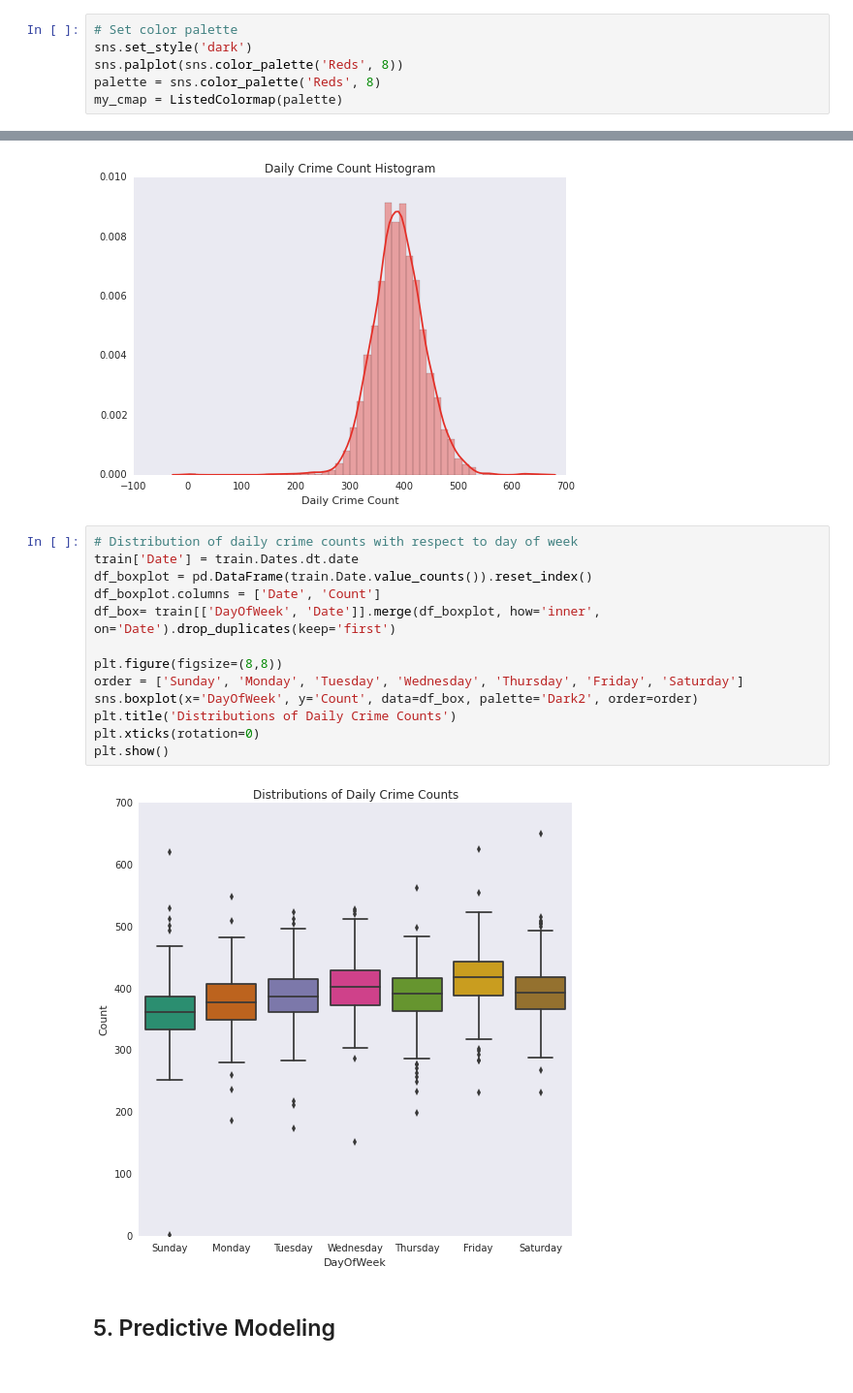
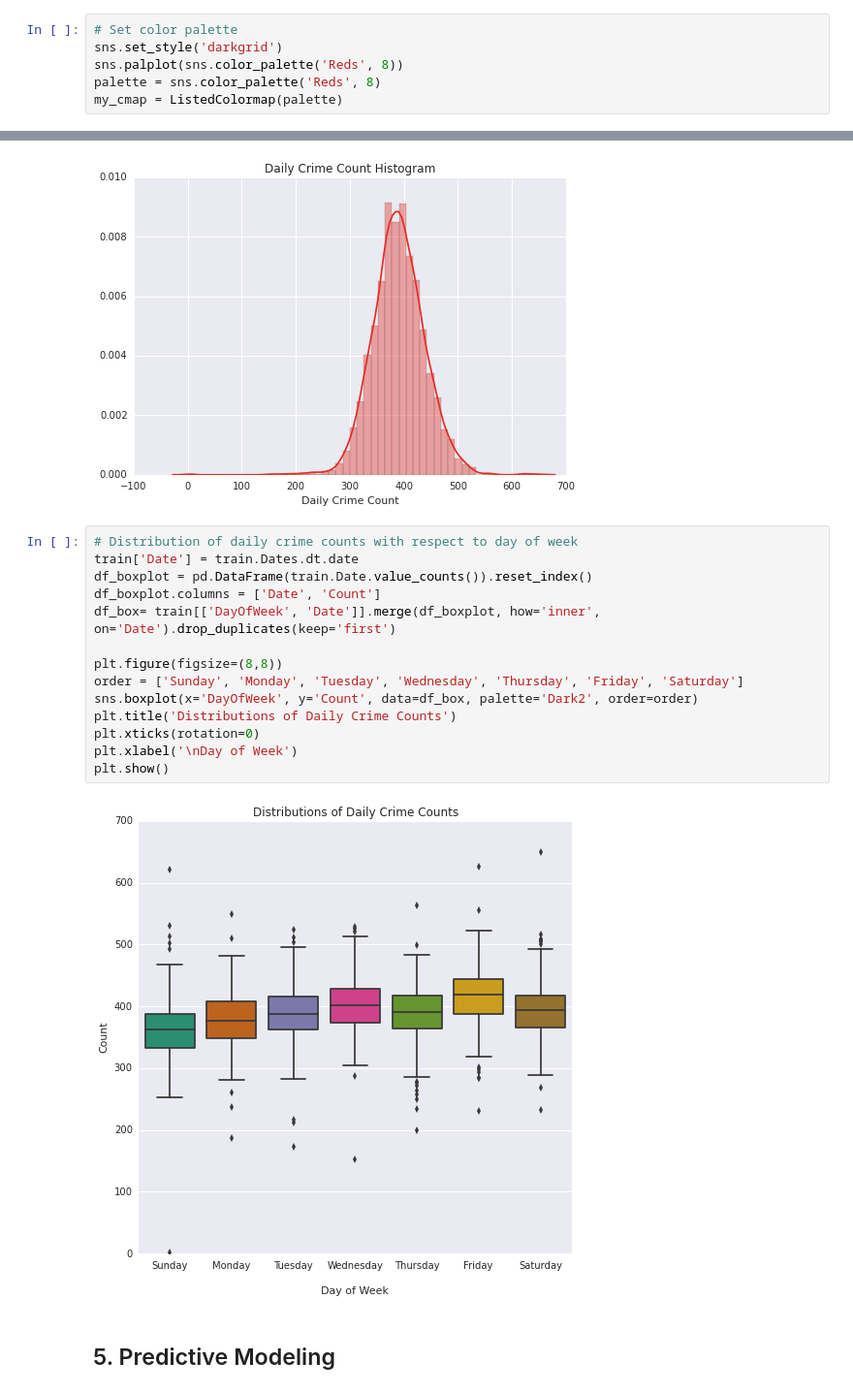
Before and after one commit to carolynamorris/SanFranciscoCrimeClassification, a Jupyter notebook: classification.ipynb, the cells around one changed output, grey strips where cells are left out. Shown at 97% size. Drawn from its saved outputs; the diff is of its cells as text.

```diff
--- a/classification.ipynb
+++ b/classification.ipynb
@@ -20,7 +20,7 @@ from matplotlib.colors import ListedColormap
 pd.set_option("display.max_columns", 30)
 # %%
 # Set color palette
-sns.set_style('dark')
+sns.set_style('darkgrid')
 sns.palplot(sns.color_palette('Reds', 8))
 palette = sns.color_palette('Reds', 8)
 my_cmap = ListedColormap(palette)
@@ -250,18 +250,19 @@ plt.show()
 # %%
 # Distribution of daily crime counts with respect to day of week
 train['Date'] = train.Dates.dt.date
 df_boxplot = pd.DataFrame(train.Date.value_counts()).reset_index()
 df_boxplot.columns = ['Date', 'Count']
 df_box= train[['DayOfWeek', 'Date']].merge(df_boxplot, how='inner', on='Date').drop_duplicates(keep='first')
 
 plt.figure(figsize=(8,8))
 order = ['Sunday', 'Monday', 'Tuesday', 'Wednesday', 'Thursday', 'Friday', 'Saturday']
 sns.boxplot(x='DayOfWeek', y='Count', data=df_box, palette='Dark2', order=order)
 plt.title('Distributions of Daily Crime Counts')
 plt.xticks(rotation=0)
+plt.xlabel('\nDay of Week')
 plt.show()
 # %% [output]
-[figure, old version]
+[figure, new version]
 # %% [markdown]
 ## 5. Predictive Modeling
 # %%
```
Also changed, not shown: parts of 2 cells of this notebook.
